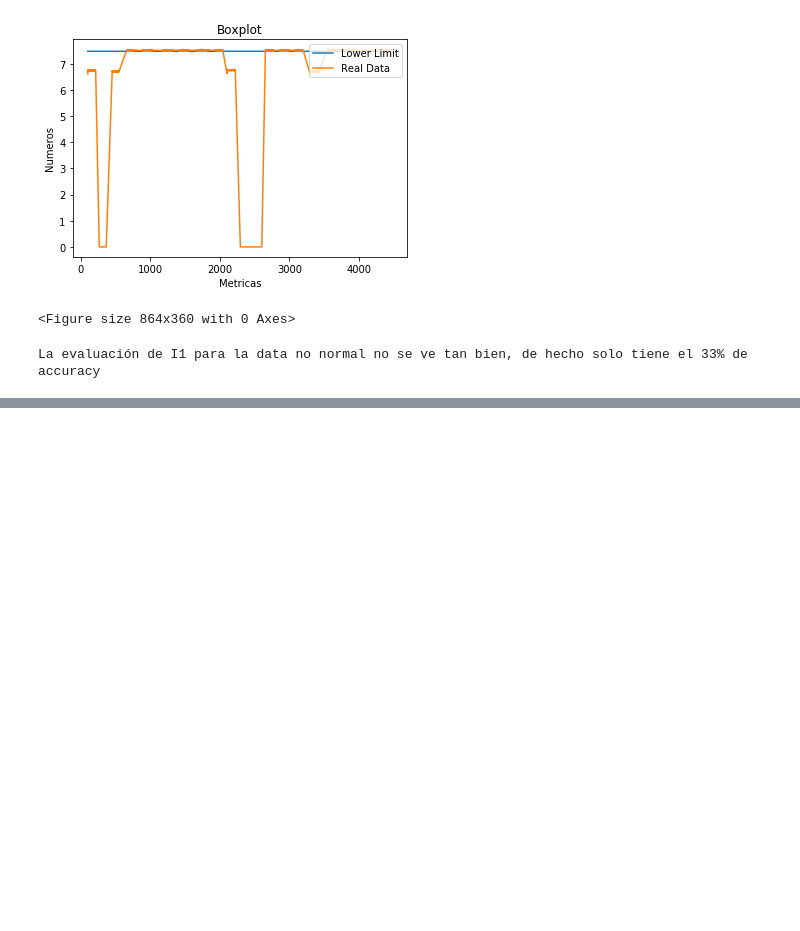
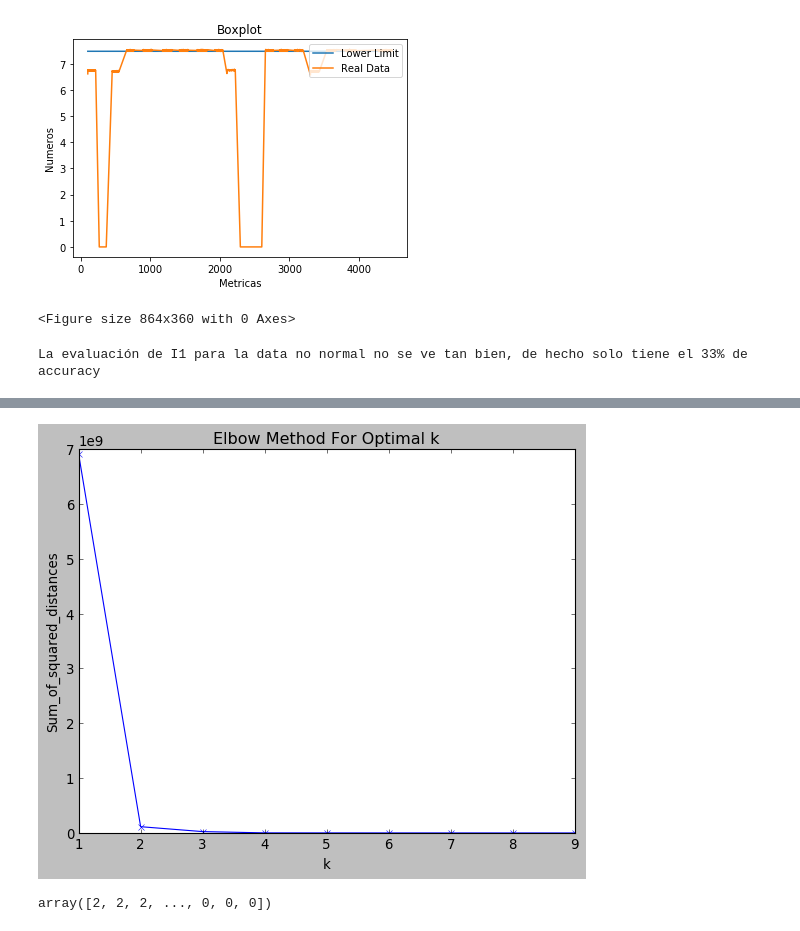
Before and after one commit to alebermudez94/Investigation, a Jupyter notebook: src/Outliers_v2.ipynb, the cells around one changed output, grey strips where cells are left out. Drawn from its saved outputs; the diff is of its cells as text; code cells hidden in the pictures; blank space fills up the shorter version.

Commit message:
agregando i en primedio y cluster

```diff
--- a/src/Outliers_v2.ipynb
+++ b/src/Outliers_v2.ipynb
@@ -223,0 +313,26 @@ La evaluación de I1 para la data no normal no se ve tan bien, de hecho solo tie
+# %%
+dataset['I_ave'] = (dataset['I1']+dataset['I2']+dataset['I3'])/3
+dataset['V_ave'] = (dataset.iloc[: , 4:52].sum(axis=1))/48
+dataset_cluster = dataset[['Power', 'I_ave', 'V_ave']]
+# %%
+Sum_of_squared_distances = []
+K = range(1,10)
+for k in K:
+    km = KMeans(n_clusters=k)
+    km = km.fit(dataset_cluster)
+    Sum_of_squared_distances.append(km.inertia_)
+
+plt.plot(K, Sum_of_squared_distances, 'bx-')
+plt.xlabel('k')
+plt.ylabel('Sum_of_squared_distances')
+plt.title('Elbow Method For Optimal k')
+plt.show()
+# %% [output]
+[figure, added]
+# %%
+kmeans = KMeans(n_clusters=4)
+kmeans = kmeans.fit(dataset_cluster)
+labels = kmeans.predict(dataset_cluster)
+labels
+# %% [output]
+array([2, 2, 2, ..., 0, 0, 0])
```
Also changed, not shown: parts of 13 cells of this notebook, 1 other file.
